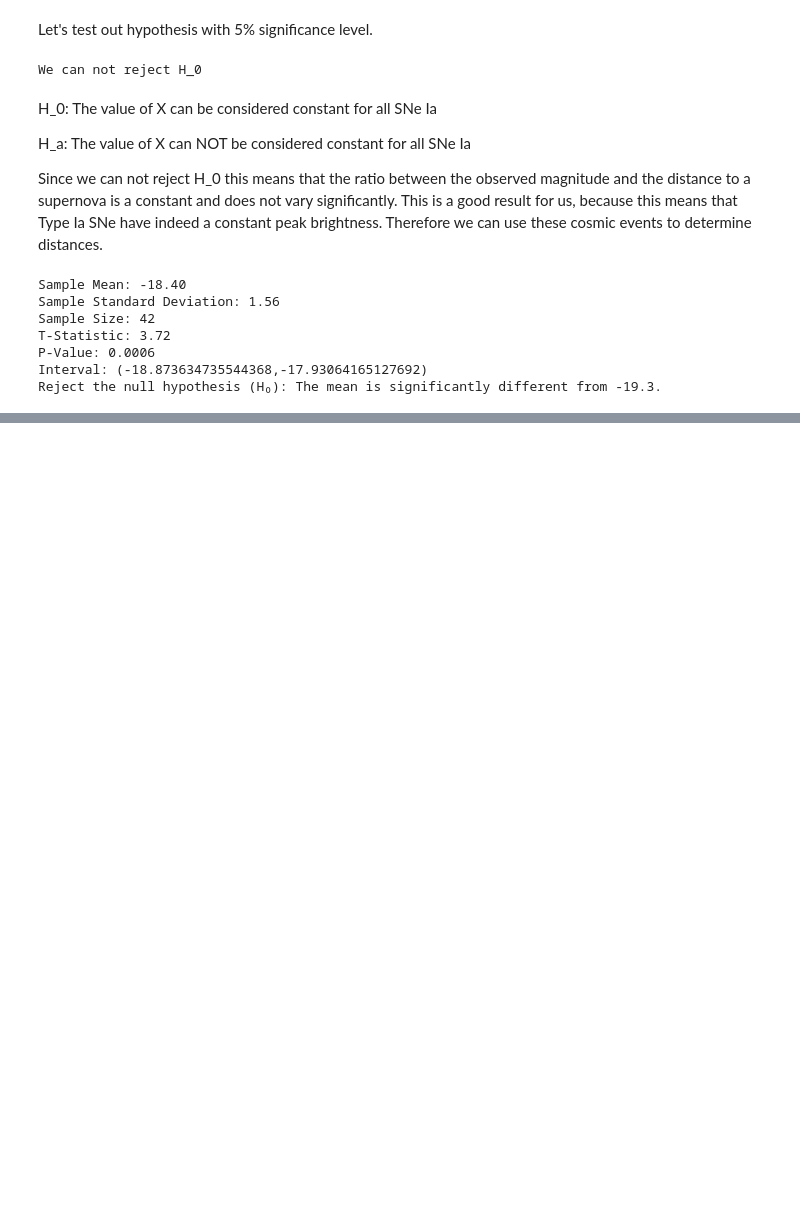
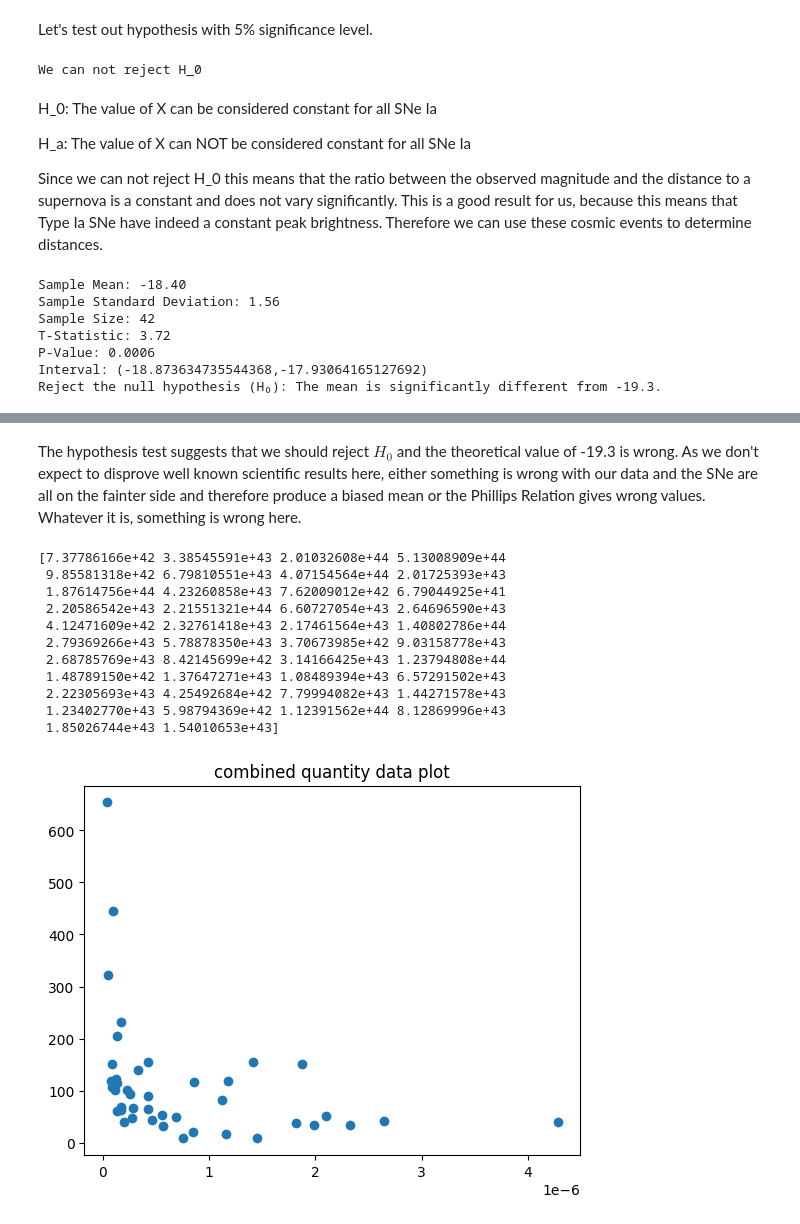
Before and after one commit to ThomasSchallar/statistics, a Jupyter notebook: 3. Statistical Inference .ipynb, the cells around one changed output, grey strips where cells are left out. Cells and saved outputs as stored; diff of their text form; code cells hidden in the pictures; blank space fills up the shorter version.

```diff
--- a/3. Statistical Inference .ipynb
+++ b/3. Statistical Inference .ipynb
@@ -428,0 +479,31 @@ Reject the null hypothesis (H₀): The mean is significantly different from -19.
+# %% [markdown]
+The hypothesis test suggests that we should reject $H_0$ and the theoretical value of -19.3 is wrong. As we don't expect to disprove well known scientific results here, either something is wrong with our data and the SNe are all on the fainter side and therefore produce a biased mean or the Phillips Relation gives wrong values. Whatever it is, something is wrong here.
+# %%
+obs_Flux = 10**(-0.4*max_obs_mag)
+
+dist_m = dist*3.086e+22
+abs_Flux = 4*np.pi * (dist_m ** 2) * obs_Flux
+
+X = 1
+print(abs_Flux)
+
+plt.scatter(obs_Flux, dist)
+#plt.semilogy()
+#plt.xlabel('Maximum Observed Magnitude [mag]')
+#plt.ylabel('distance [Mpc]')
+plt.title('combined quantity data plot')
+
+plt.show()
+# %% [output]
+[7.37786166e+42 3.38545591e+43 2.01032608e+44 5.13008909e+44
+ 9.85581318e+42 6.79810551e+43 4.07154564e+44 2.01725393e+43
+ 1.87614756e+44 4.23260858e+43 7.62009012e+42 6.79044925e+41
+ 2.20586542e+43 2.21551321e+44 6.60727054e+43 2.64696590e+43
+ 4.12471609e+42 2.32761418e+43 2.17461564e+43 1.40802786e+44
+ 2.79369266e+43 5.78878350e+43 3.70673985e+42 9.03158778e+43
+ 2.68785769e+43 8.42145699e+42 3.14166425e+43 1.23794808e+44
+ 1.48789150e+42 1.37647271e+43 1.08489394e+43 6.57291502e+43
+ 2.22305693e+43 4.25492684e+42 7.79994082e+43 1.44271578e+43
+ 1.23402770e+43 5.98794369e+42 1.12391562e+44 8.12869996e+43
+ 1.85026744e+43 1.54010653e+43]
+[figure, added]
```
Also changed, not shown: parts of 2 cells of this notebook.
